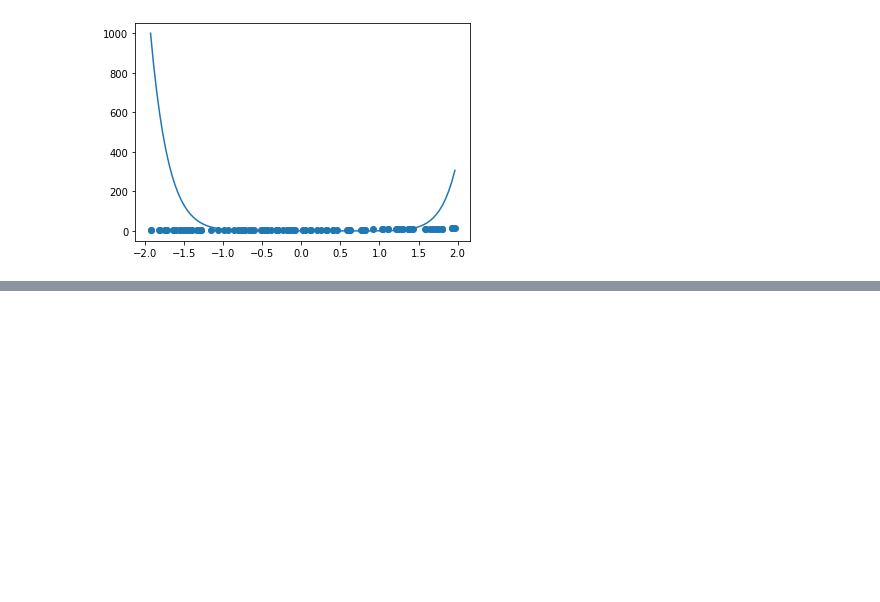
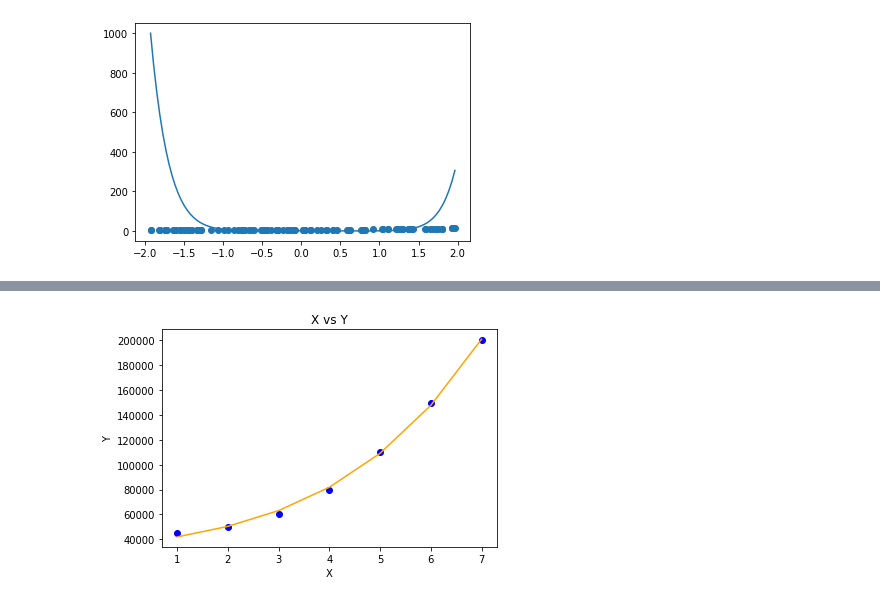
Before and after one commit to HazemHassine/Machine-Learning-Components, a Jupyter notebook: PolynomialRegression.ipynb, the cells around one changed output, grey strips where cells are left out. Cells and saved outputs as stored; diff of their text form; code cells hidden in the pictures; blank space fills up the shorter version.

```diff
--- a/PolynomialRegression.ipynb
+++ b/PolynomialRegression.ipynb
@@ -87,3 +89,84 @@ plotPolynomial([1, 1,1], np.min(X1), np.max(X1))
 plotPolynomial(coefs, np.min(X1), np.max(X1), X1, Y1)
 # %% [output]
 [figure]
+# %%
+# Importing libraries
+
+import numpy as np
+
+import math
+
+import matplotlib.pyplot as plt
+
+# Univariate Polynomial Regression
+
+
+class PolynomailRegression:
+    def __init__(self, degree, learning_rate, iterations):
+        self.degree = degree
+        self.learning_rate = learning_rate
+        self.iterations = iterations
+
+    # function to transform X
+    def transform(self, X):
+        # initialize X_transform
+        X_transform = np.ones((self.m, 1))
+        j = 0
+        for j in range(1,self.degree + 1):
+            x_pow = np.power(X, j)
+            # append x_pow to X_transform
+            X_transform = np.append(X_transform, x_pow.reshape(-1, 1), axis=1)
+        return X_transform
+
+    # function to normalize X_transform
+    def normalize(self, X):
+        X[:, 1:] = (X[:, 1:] - np.mean(X[:, 1:], axis=0)) / np.std(X[:, 1:], axis=0)
+        return X
+
+    # model training
+    def fit(self, X, Y):
+        self.X = X
+        self.Y = Y
+        self.m, self.n = self.X.shape
+        # weight initialization
+        self.W = np.zeros(self.degree + 1)
+        # transform X for polynomial h( x ) = w0 * x^0 + w1 * x^1 + w2 * x^2 + ........+ wn * x^n
+        X_transform = self.transform(self.X)
+        # normalize X_transform
+        X_normalize = self.normalize(X_transform)
+        # gradient descent learning
+        for i in range(self.iterations):
+            h = self.predict(self.X)
+            error = h - self.Y
+            # update weights
+            self.W = self.W - self.learning_rate * (1 / self.m) * np.dot(X_normalize.T, error)
+        return self
+
+    # predict
+    def predict(self, X):
+        # transform X for polynomial h( x ) = w0 * x^0 + w1 * x^1 + w2 * x^2 + ........+ wn * x^n
+        X_transform = self.transform(X)
+        X_normalize = self.normalize(X_transform)
+        return np.dot(X_transform, self.W)
+
+
+# Driver code
+def main():
+    # Create dataset
+    X = np.array([[1], [2], [3], [4], [5], [6], [7]])
+    Y = np.array([45000, 50000, 60000, 80000, 110000, 150000, 200000])
+    # model training
+    model = PolynomailRegression(degree=4, learning_rate=0.001, iterations=10000)
+    model.fit(X, Y)
+    Y_pred = model.predict(X)
+    plt.scatter(X, Y, color="blue")
+    plt.plot(X, Y_pred, color="orange")
+    plt.title("X vs Y")
+    plt.xlabel("X")
+    plt.ylabel("Y")
+    plt.show()
+
+
+if __name__ == "__main__":
+    main()
+# %% [output]
@@ -89,0 +190 @@ plotPolynomial(coefs, np.min(X1), np.max(X1), X1, Y1)
+[figure, added]
```
Also changed, not shown: parts of 3 cells of this notebook.
